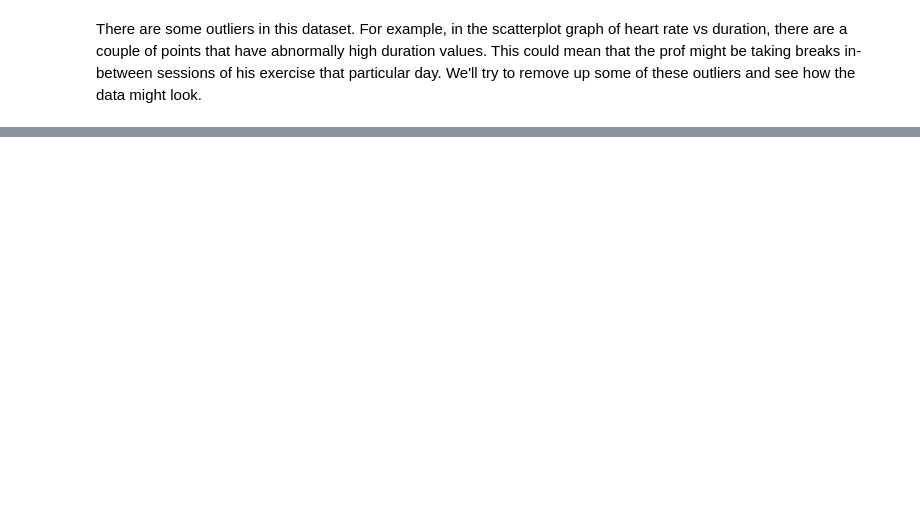
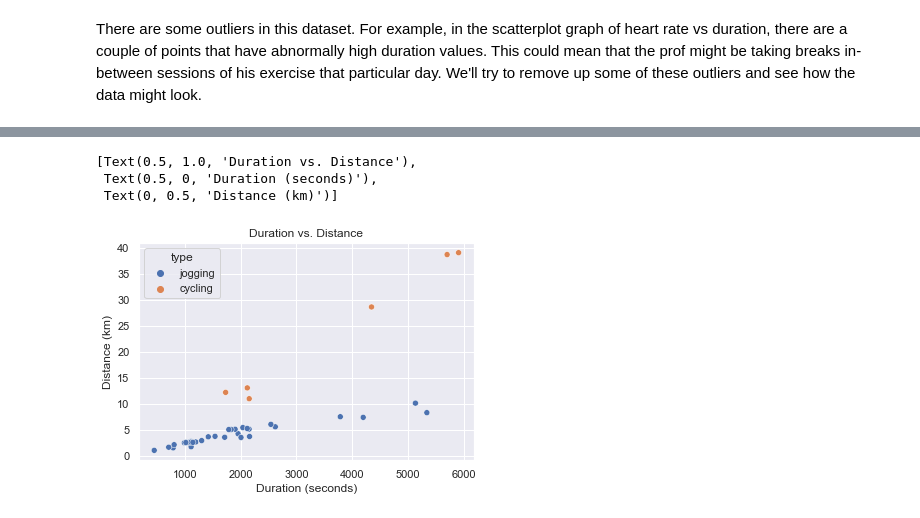
Before and after one commit to Yoshi3003/mads, a Jupyter notebook: siads521/assignment4/Untitled1.ipynb, the cells around one changed output, grey strips where cells are left out. Cells and saved outputs as stored; diff of their text form; code cells hidden in the pictures; blank space fills up the shorter version.

```diff
--- a/siads521/assignment4/Untitled1.ipynb
+++ b/siads521/assignment4/Untitled1.ipynb
@@ -131,0 +155,7 @@ sns.pairplot(x_vars=cols, y_vars=cols, data=df_days_mean, height=5);
+# %%
+sns.scatterplot(data=df_days_mean, x='duration', y='distance', hue='type').set(title='Duration vs. Distance', xlabel='Duration (seconds)', ylabel='Distance (km)')
+# %% [output]
+[Text(0.5, 1.0, 'Duration vs. Distance'),
+ Text(0.5, 0, 'Duration (seconds)'),
+ Text(0, 0.5, 'Distance (km)')]
+[figure, added]
```
Also changed, not shown: parts of 10 cells of this notebook.
